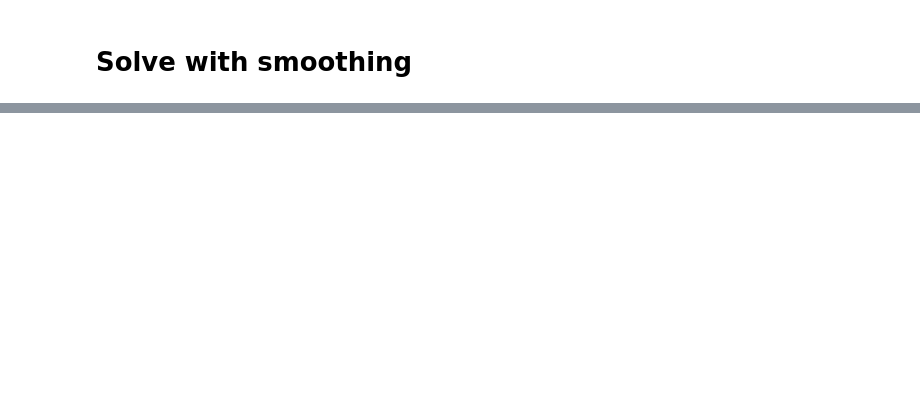
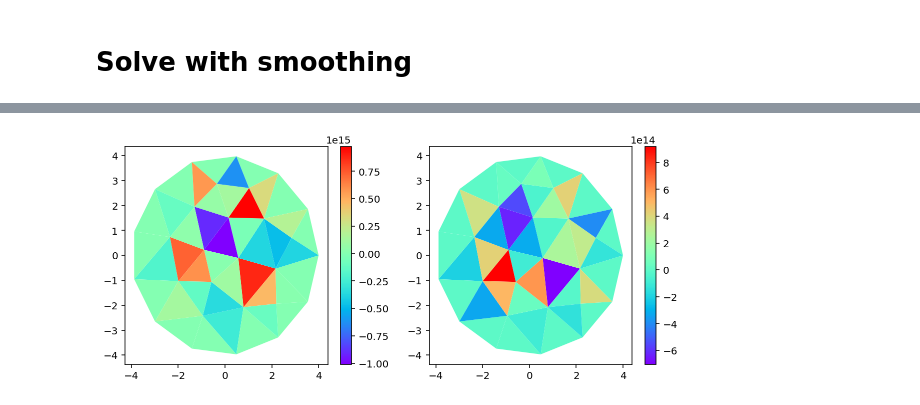
Before and after one commit to jploveless/relax_disloc, a Jupyter notebook: hector_mine.ipynb, the cells around one changed output, grey strips where cells are left out. Cells and saved outputs as stored; diff of their text form; code cells hidden in the pictures; blank space fills up the shorter version.

```diff
--- a/hector_mine.ipynb
+++ b/hector_mine.ipynb
@@ -599,0 +624,9 @@ plt.show()
+# %%
+plt.figure(figsize=(10, 4))
+plt.subplot(1, 2, 1)
+plot_mesh(meshes[0], est_slip_smooth[0::2], plt.gca())
+plt.subplot(1, 2, 2)
+plot_mesh(meshes[0], est_slip_smooth[1::2], plt.gca())
+plt.show()
+# %% [output]
+[figure, added]
```
Also changed, not shown: parts of 11 cells of this notebook.
